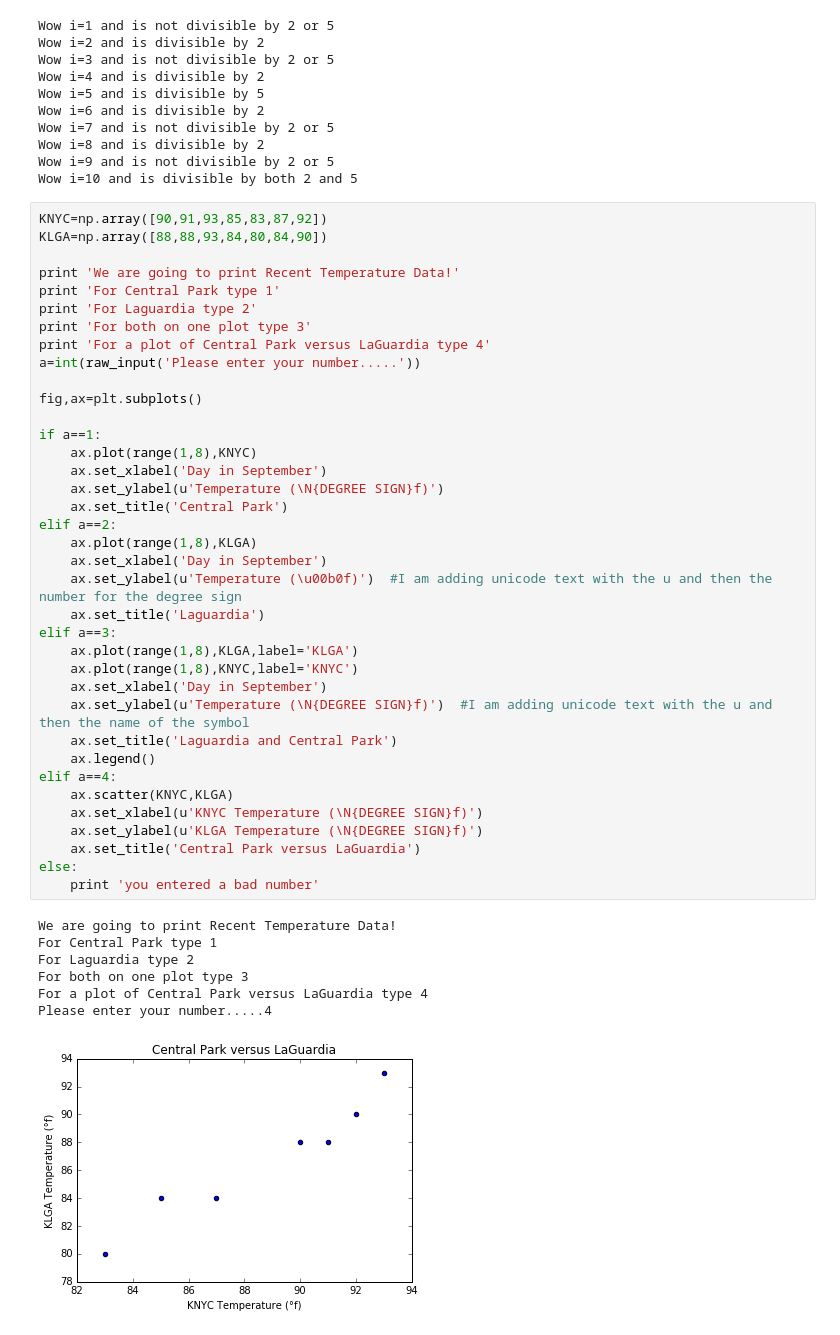
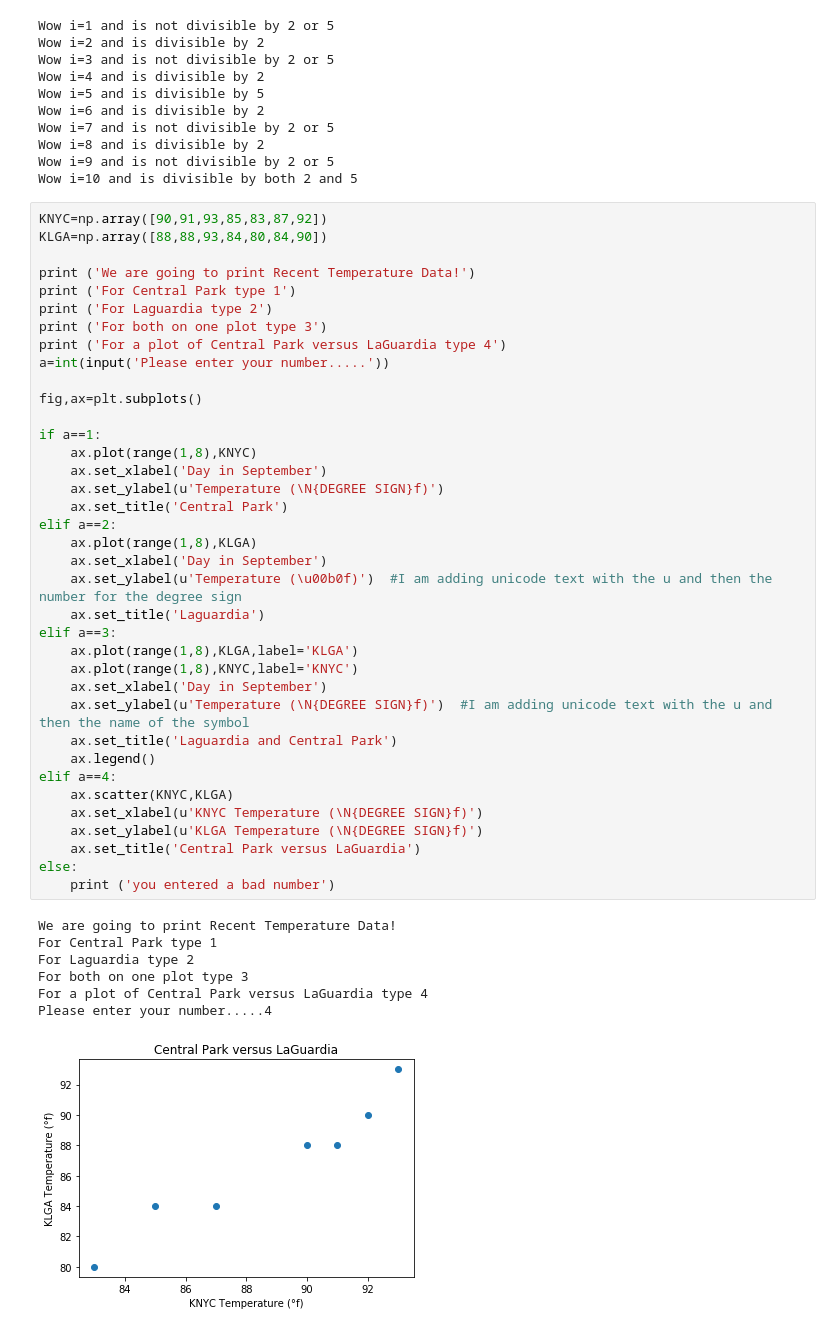
Before and after one commit to bmaillou/BigDataPython, a Jupyter notebook: ifelif.ipynb, the cells around one changed output. Cells and saved outputs as stored; diff of their text form.

```diff
--- a/ifelif.ipynb
+++ b/ifelif.ipynb
@@ -320,44 +343,44 @@ Wow i=10 and is divisible by both 2 and 5
 KNYC=np.array([90,91,93,85,83,87,92])
 KLGA=np.array([88,88,93,84,80,84,90])
 
-print 'We are going to print Recent Temperature Data!'
-print 'For Central Park type 1'
-print 'For Laguardia type 2'
-print 'For both on one plot type 3'
-print 'For a plot of Central Park versus LaGuardia type 4'
-a=int(raw_input('Please enter your number.....'))
+print ('We are going to print Recent Temperature Data!')
+print ('For Central Park type 1')
+print ('For Laguardia type 2')
+print ('For both on one plot type 3')
+print ('For a plot of Central Park versus LaGuardia type 4')
+a=int(input('Please enter your number.....'))
 
 fig,ax=plt.subplots()
 
 if a==1:
     ax.plot(range(1,8),KNYC)
     ax.set_xlabel('Day in September')
     ax.set_ylabel(u'Temperature (\N{DEGREE SIGN}f)')
     ax.set_title('Central Park')
 elif a==2:
     ax.plot(range(1,8),KLGA)
     ax.set_xlabel('Day in September')
     ax.set_ylabel(u'Temperature (\u00b0f)')  #I am adding unicode text with the u and then the number for the degree sign
     ax.set_title('Laguardia')
 elif a==3:
     ax.plot(range(1,8),KLGA,label='KLGA')
     ax.plot(range(1,8),KNYC,label='KNYC')
     ax.set_xlabel('Day in September')
     ax.set_ylabel(u'Temperature (\N{DEGREE SIGN}f)')  #I am adding unicode text with the u and then the name of the symbol
     ax.set_title('Laguardia and Central Park')
     ax.legend()
 elif a==4:
     ax.scatter(KNYC,KLGA)
     ax.set_xlabel(u'KNYC Temperature (\N{DEGREE SIGN}f)')
     ax.set_ylabel(u'KLGA Temperature (\N{DEGREE SIGN}f)')
     ax.set_title('Central Park versus LaGuardia')
 else:
-    print 'you entered a bad number'
+    print ('you entered a bad number')
 # %% [output]
 We are going to print Recent Temperature Data!
 For Central Park type 1
 For Laguardia type 2
 For both on one plot type 3
 For a plot of Central Park versus LaGuardia type 4
 Please enter your number.....4
-[figure, old version]
+[figure, new version]
```
Also changed, not shown: parts of 23 cells of this notebook, 1 other file.
